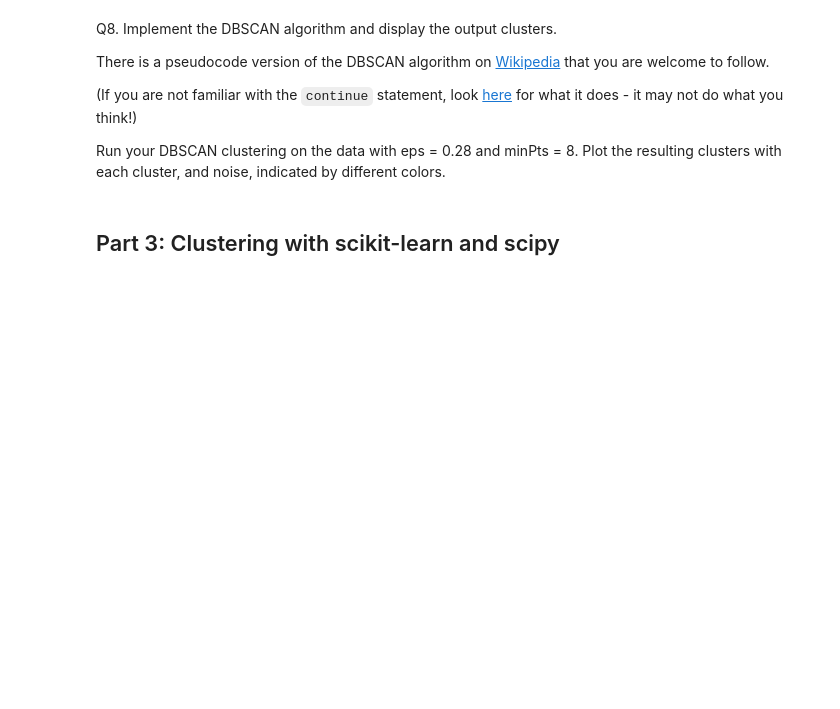
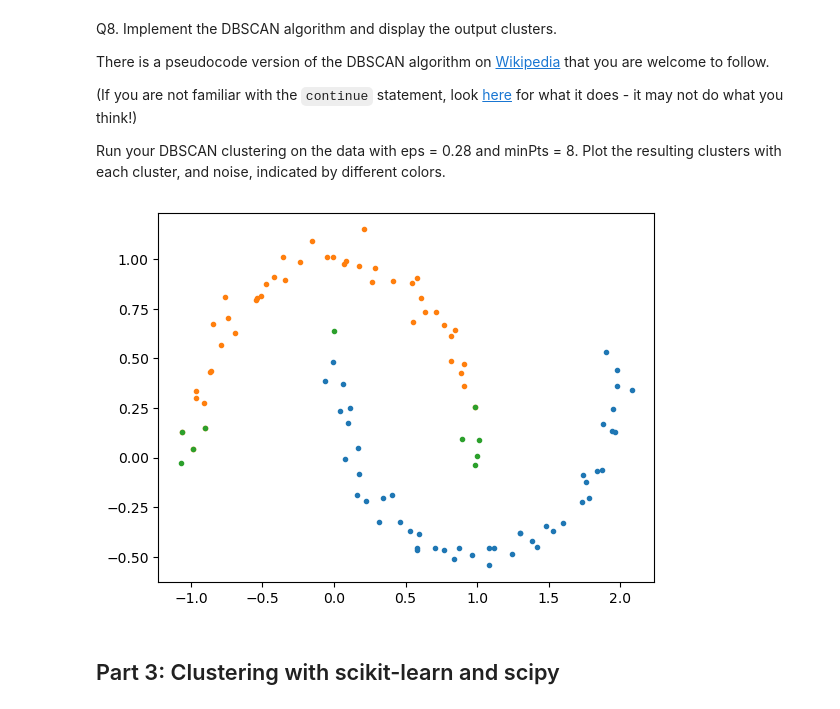
Before and after one commit to KishTheLay/mlhw5, a Jupyter notebook: HW5 - Clustering.ipynb, the cells around one changed output. Saved outputs shown, nothing was run; the diff lists cells and outputs as text; code cells hidden in the pictures; blank space fills up the shorter version.

Commit message:
implemeneted dbscan Co-authored-by: kishlay.singh@outlook.com <kishlay.singh@outlook.com>

```diff
--- a/HW5 - Clustering.ipynb
+++ b/HW5 - Clustering.ipynb
@@ -138,6 +138,50 @@ There is a  pseudocode version of the DBSCAN algorithm on [Wikipedia](https://en
 (If you are not familiar with the `continue` statement, look [here](https://www.tutorialspoint.com/python/python_loop_control.htm) for what it does - it may not do what you think!)
 
 Run your DBSCAN clustering on the data with eps = 0.28 and minPts = 8. Plot the resulting clusters with each cluster, and noise, indicated by different colors.
+# %%
+def dbscan(data, eps, min_pts):
+    clusters = {}
+    visited = []
+    noise = []
+    for i in range(len(data)):
+        if i in visited:
+            continue
+        visited.append(i)
+        neighbors = []
+        for j in range(len(data)):
+            if sqrt(sum(square(data[i] - data[j]))) < eps:
+                neighbors.append(j)
+        if len(neighbors) < min_pts:
+            noise.append(i)
+        else:
+            cluster = len(clusters)
+            clusters[cluster] = []
+            clusters[cluster].append(i)
+            for j in neighbors:
+                if j not in visited:
+                    visited.append(j)
+                    new_neighbors = []
+                    for k in range(len(data)):
+                        if sqrt(sum(square(data[j] - data[k]))) < eps:
+                            new_neighbors.append(k)
+                    if len(new_neighbors) >= min_pts:
+                        neighbors.extend(new_neighbors)
+                if j not in [x for sublist in clusters.values() for x in sublist]:
+                    clusters[cluster].append(j)
+    if len(noise) > 0:
+        clusters['noise'] = noise
+    return clusters
+
+
+
+clusters = dbscan(data, 0.28, 8)
+
+for cluster in clusters:
+    cluster_data = np.array([data[i] for i in clusters[cluster]])
+    plt.scatter(cluster_data[:,0], cluster_data[:,1], marker='.')
+plt.show()
+# %% [output]
+[figure, added]
 # %% [markdown]
 ## Part 3: Clustering with scikit-learn and scipy
 # %% [markdown]
```
Also changed, not shown: parts of 1 cell of this notebook.
